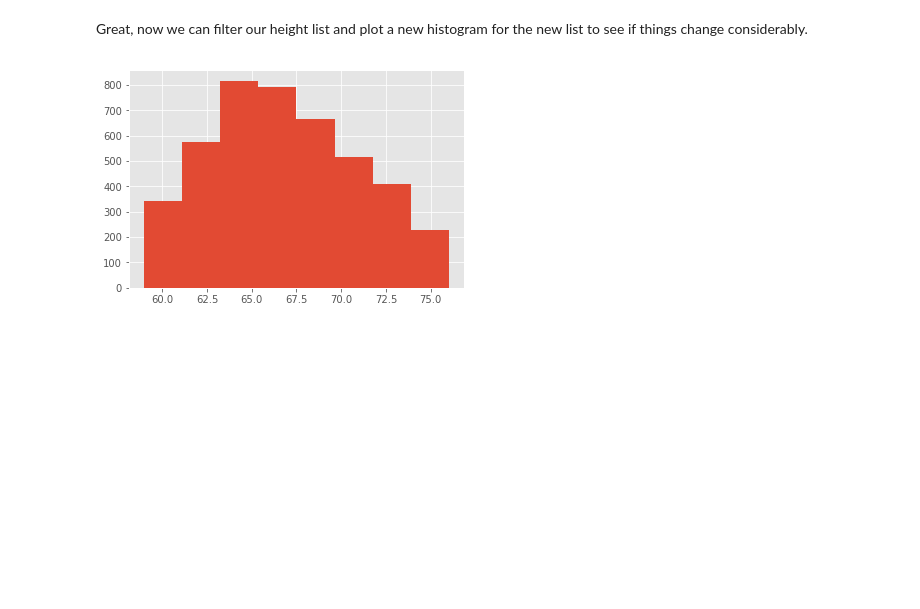
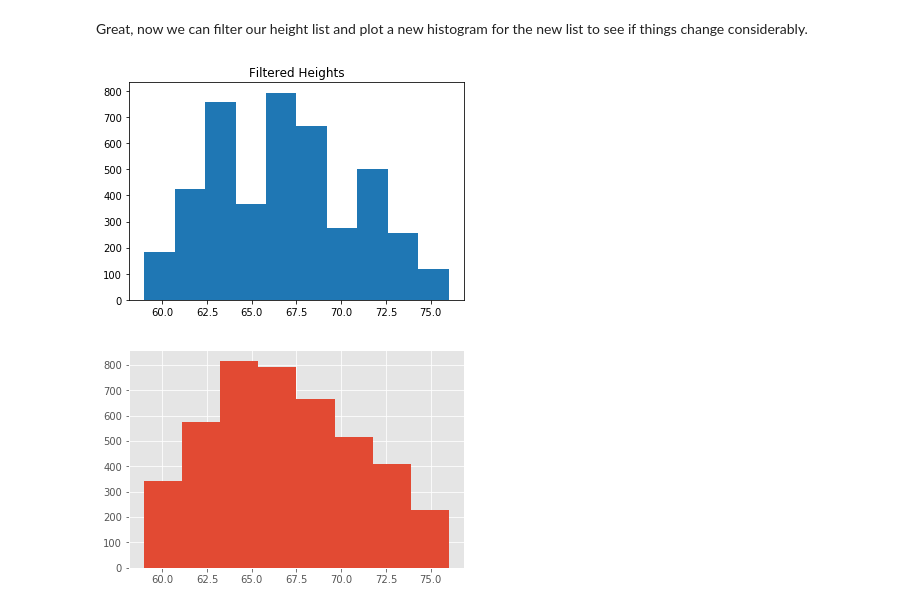
Before and after one commit to nicodonovan/dsc-1-02-17-implementing-statistics-with-functions-lab-online-ds-pt-100118, a Jupyter notebook: index.ipynb, the cells around one changed output. Drawn from its saved outputs; the diff is of its cells as text; code cells hidden in the pictures; blank space fills up the shorter version.

```diff
--- a/index.ipynb
+++ b/index.ipynb
@@ -127,10 +127,12 @@ height_filtered = filter_list(height)
 # %%
 # Plot a histogram for the filtered list - use 8 bins as before
 import matplotlib.pyplot as plt
-x = [72, 95, 96, 97, 97, 98, 99, 100]
+x = height_filtered
 plt.hist(x, bins = 10)
 plt.title("Filtered Heights")
 plt.show()
+# %% [output]
+[figure, added]
 # %%
 # Expected output
 # %% [output]
```
